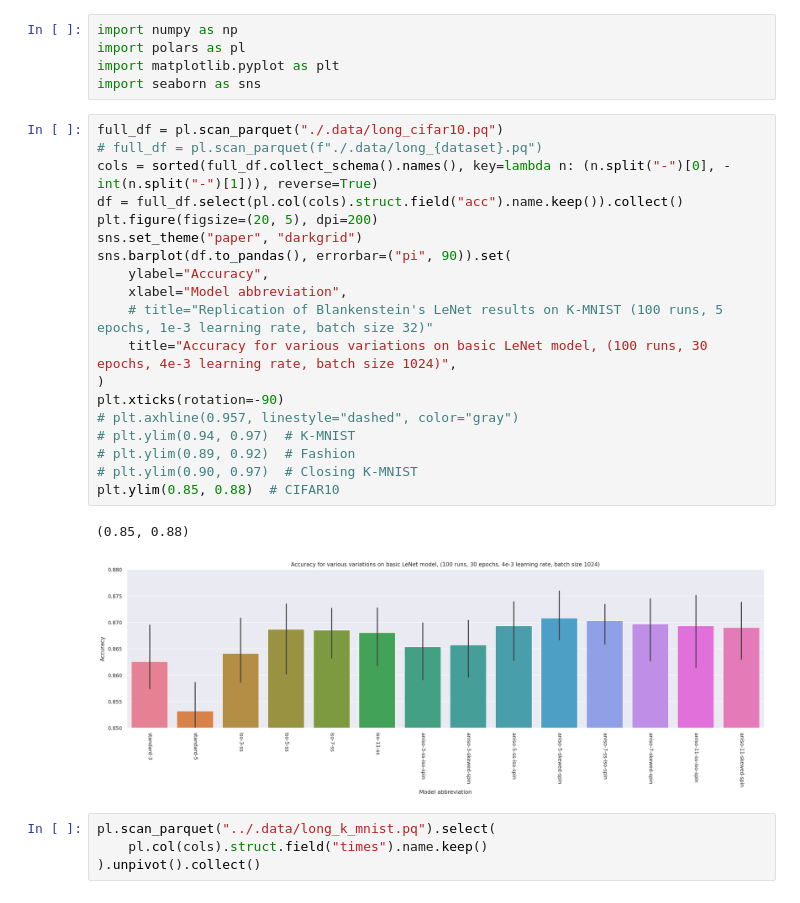
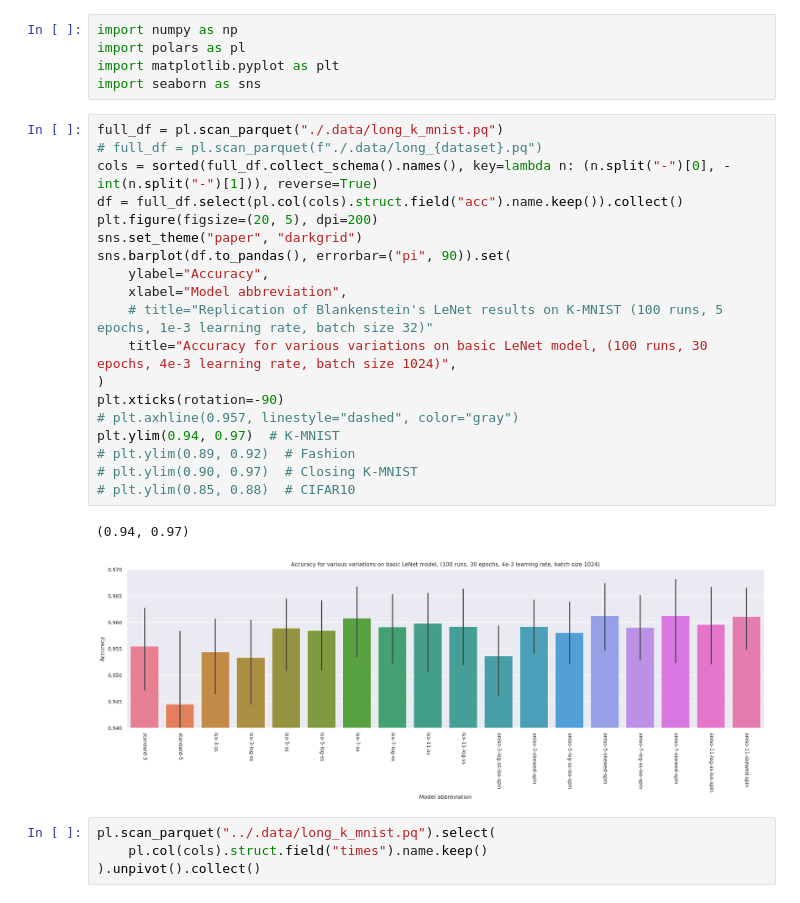
Before and after one commit to p-adema/quadratic-conv, a Jupyter notebook: scratch/results.ipynb, the cells around one changed output. Drawn from its saved outputs; the diff is of its cells as text.

```diff
--- a/scratch/results.ipynb
+++ b/scratch/results.ipynb
@@ -4,27 +4,27 @@ import polars as pl
 import matplotlib.pyplot as plt
 import seaborn as sns
 # %%
-full_df = pl.scan_parquet("./.data/long_cifar10.pq")
+full_df = pl.scan_parquet("./.data/long_k_mnist.pq")
 # full_df = pl.scan_parquet(f"./.data/long_{dataset}.pq")
 cols = sorted(full_df.collect_schema().names(), key=lambda n: (n.split("-")[0], -int(n.split("-")[1])), reverse=True)
 df = full_df.select(pl.col(cols).struct.field("acc").name.keep()).collect()
 plt.figure(figsize=(20, 5), dpi=200)
 sns.set_theme("paper", "darkgrid")
 sns.barplot(df.to_pandas(), errorbar=("pi", 90)).set(
     ylabel="Accuracy",
     xlabel="Model abbreviation",
     # title="Replication of Blankenstein's LeNet results on K-MNIST (100 runs, 5 epochs, 1e-3 learning rate, batch size 32)"
     title="Accuracy for various variations on basic LeNet model, (100 runs, 30 epochs, 4e-3 learning rate, batch size 1024)",
 )
 plt.xticks(rotation=-90)
 # plt.axhline(0.957, linestyle="dashed", color="gray")
-# plt.ylim(0.94, 0.97)  # K-MNIST
+plt.ylim(0.94, 0.97)  # K-MNIST
 # plt.ylim(0.89, 0.92)  # Fashion
 # plt.ylim(0.90, 0.97)  # Closing K-MNIST
-plt.ylim(0.85, 0.88)  # CIFAR10
+# plt.ylim(0.85, 0.88)  # CIFAR10
 # %% [output]
-(0.85, 0.88)
+(0.94, 0.97)
-[figure, old version]
+[figure, new version]
 # %%
 pl.scan_parquet("../.data/long_k_mnist.pq").select(
     pl.col(cols).struct.field("times").name.keep()
```
Also changed, not shown: 14 other files.
